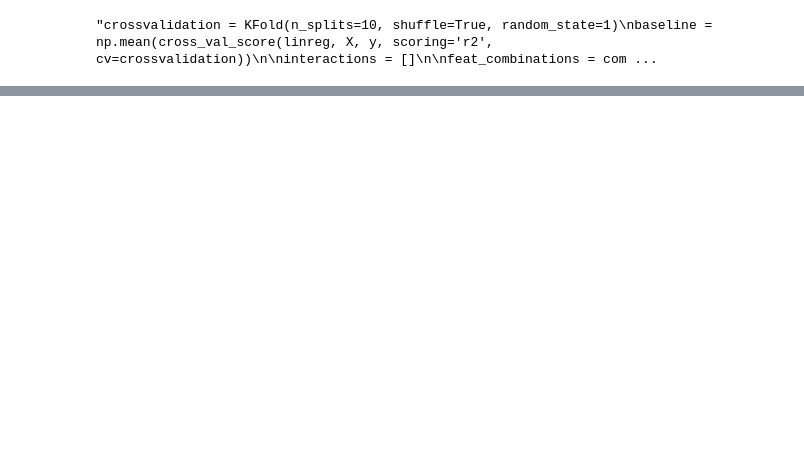
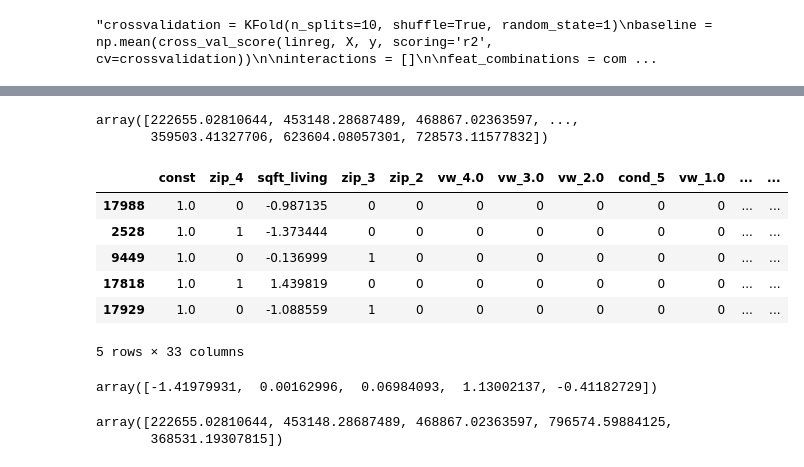
Before and after one commit to JonahFlateman/King-County-Sale-Prices, a Jupyter notebook: student.ipynb, the cells around one changed output, grey strips where cells are left out. Cells and saved outputs as stored; diff of their text form; code cells hidden in the pictures; blank space fills up the shorter version.

```diff
--- a/student.ipynb
+++ b/student.ipynb
@@ -770,0 +821,24 @@ Text(0, 0.5, 'Predicted Test Prices ($)')
+# %%
+X_test_results
+# %% [output]
+array([222655.02810644, 453148.28687489, 468867.02363597, ...,
+       359503.41327706, 623604.08057301, 728573.11577832])
+# %%
+X_test.head()
+# %% [output]
+|  | const | zip_4 | sqft_living | zip_3 | zip_2 | vw_4.0 | vw_3.0 | vw_2.0 | cond_5 | vw_1.0 | ... | ... |
+| 17988 | 1.0 | 0 | -0.987135 | 0 | 0 | 0 | 0 | 0 | 0 | 0 | ... | ... |
+| 2528 | 1.0 | 1 | -1.373444 | 0 | 0 | 0 | 0 | 0 | 0 | 0 | ... | ... |
+| 9449 | 1.0 | 0 | -0.136999 | 1 | 0 | 0 | 0 | 0 | 0 | 0 | ... | ... |
+| 17818 | 1.0 | 1 | 1.439819 | 0 | 0 | 0 | 0 | 0 | 0 | 0 | ... | ... |
+| 17929 | 1.0 | 0 | -1.088559 | 1 | 0 | 0 | 0 | 0 | 0 | 0 | ... | ... |
+5 rows × 33 columns
+# %%
+model.predict(X_test.head())
+# %% [output]
+array([-1.41979931,  0.00162996,  0.06984093,  1.13002137, -0.41182729])
+# %%
+np.exp(model.predict(X_test.head()) * df['price'].std() + df['price'].mean())
+# %% [output]
+array([222655.02810644, 453148.28687489, 468867.02363597, 796574.59884125,
+       368531.19307815])
```
Also changed, not shown: parts of 39 cells of this notebook, 1 other file.
